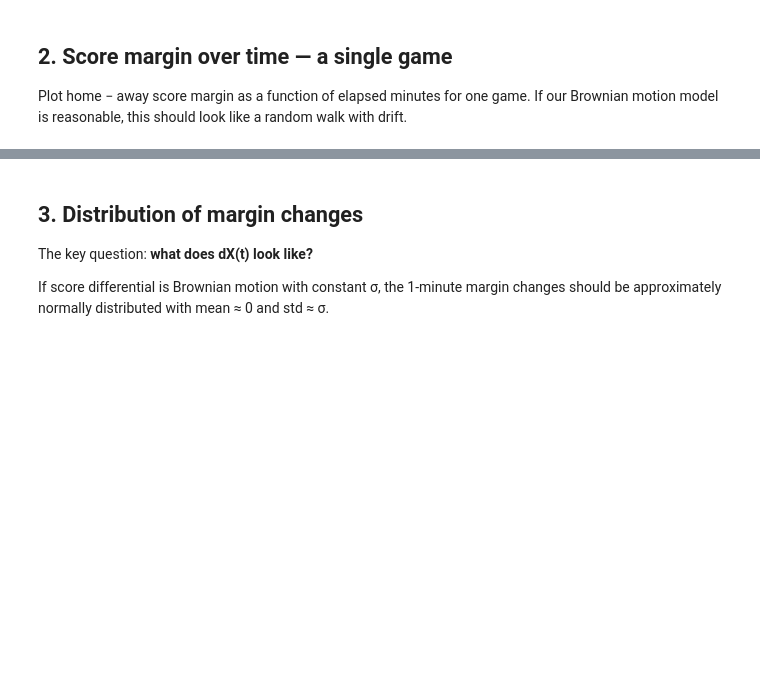
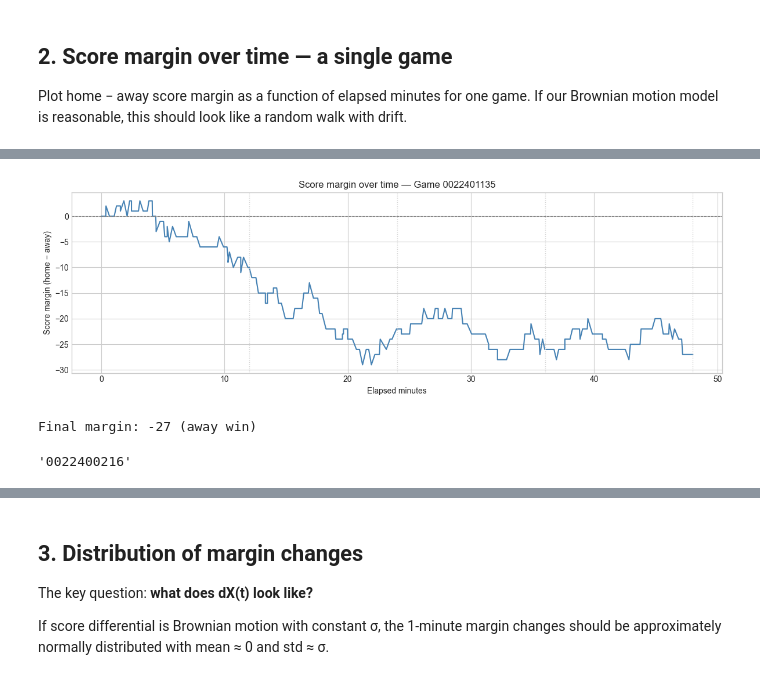
Before and after one commit to MatthewNortonPersonal/sports_quant_lab, a Jupyter notebook: notebooks/01_data_exploration.ipynb, the cells around one changed output, grey strips where cells are left out. Saved outputs shown, nothing was run; the diff lists cells and outputs as text; code cells hidden in the pictures; blank space fills up the shorter version.

```diff
--- a/notebooks/01_data_exploration.ipynb
+++ b/notebooks/01_data_exploration.ipynb
@@ -65,0 +186,9 @@ print(f"Final margin: {pbp['score_margin'].iloc[-1]} ({'home win' if pbp['score_
+# %%
+plot_game_margin('0022401135') # LA Lakers vs. Oklahoma City Thunder on April 6, 2025 (blowout game)
+# %% [output]
+[figure, added]
+Final margin: -27 (away win)
+# %%
+games.iloc[150]['game_id']
+# %% [output]
+'0022400216'
```
Also changed, not shown: parts of 27 cells of this notebook, 7 other files.
